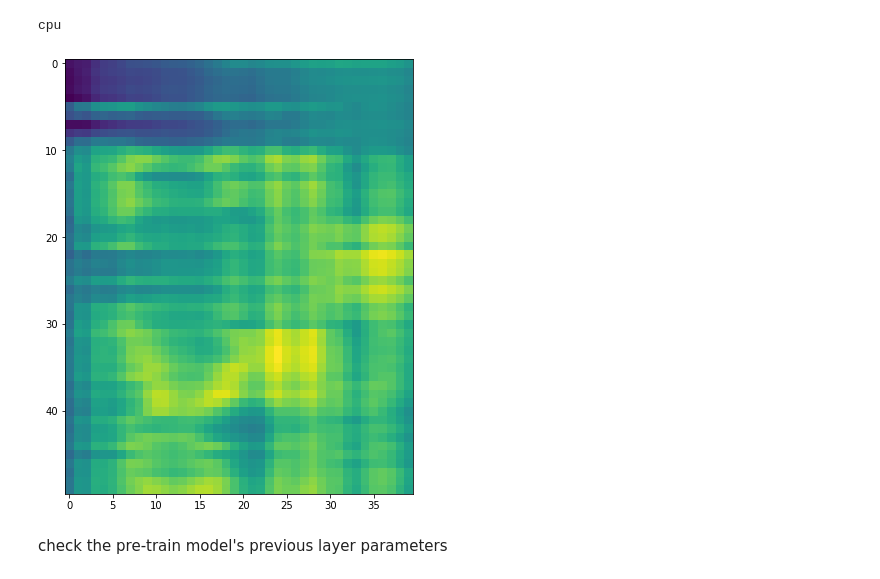
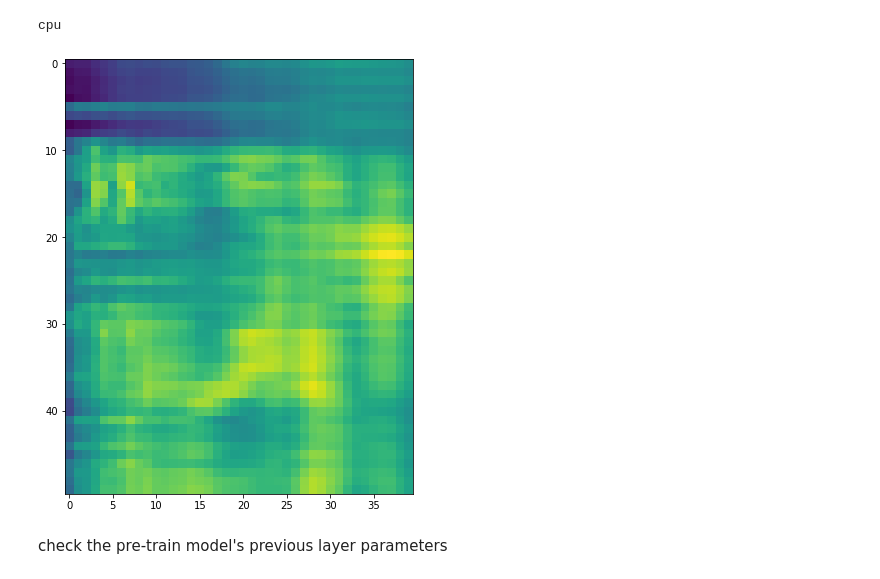
Before and after one commit to 78302/fyp-code, a Jupyter notebook: test.ipynb, the cells around one changed output. Saved outputs shown, nothing was run; the diff lists cells and outputs as text; code cells hidden in the pictures.

```diff
--- a/test.ipynb
+++ b/test.ipynb
@@ -695,7 +695,8 @@ from apc import toy_lstm
 import kaldiark
 import matplotlib.pyplot as plt
 
-PATH = './model/Epoch1.pth.tar'
+# PATH = './model/Epoch1.pth.tar'
+PATH = './pretrain_model/model/Epoch50.pth.tar'
 device = torch.device("cuda:0" if torch.cuda.is_available() else "cpu")
 print(device)
 
@@ -753,18 +754,18 @@ m3 = pre_mat[1].cpu().detach().numpy()
 cpu
 # %%
 # Save Image Function
-fig = plt.figure(figsize=(10,8))
-ax = plt.gca()
+fig = plt.figure(3, figsize=(10,8))
+# ax = plt.gca()
 cax = plt.imshow(m1[50:100], cmap='viridis')
 plt.savefig('origin.pdf')
 
 cax = plt.imshow(m2[50:100], cmap='viridis')
 plt.savefig('raw.pdf')
 
 cax = plt.imshow(m3[50:100], cmap='viridis')
 plt.savefig('pretrained.pdf')
 # %% [output]
-[figure, old version]
+[figure, new version]
 # %% [markdown]
 check the pre-train model's previous layer parameters
 # %%
```
Also changed, not shown: parts of 8 cells of this notebook.
